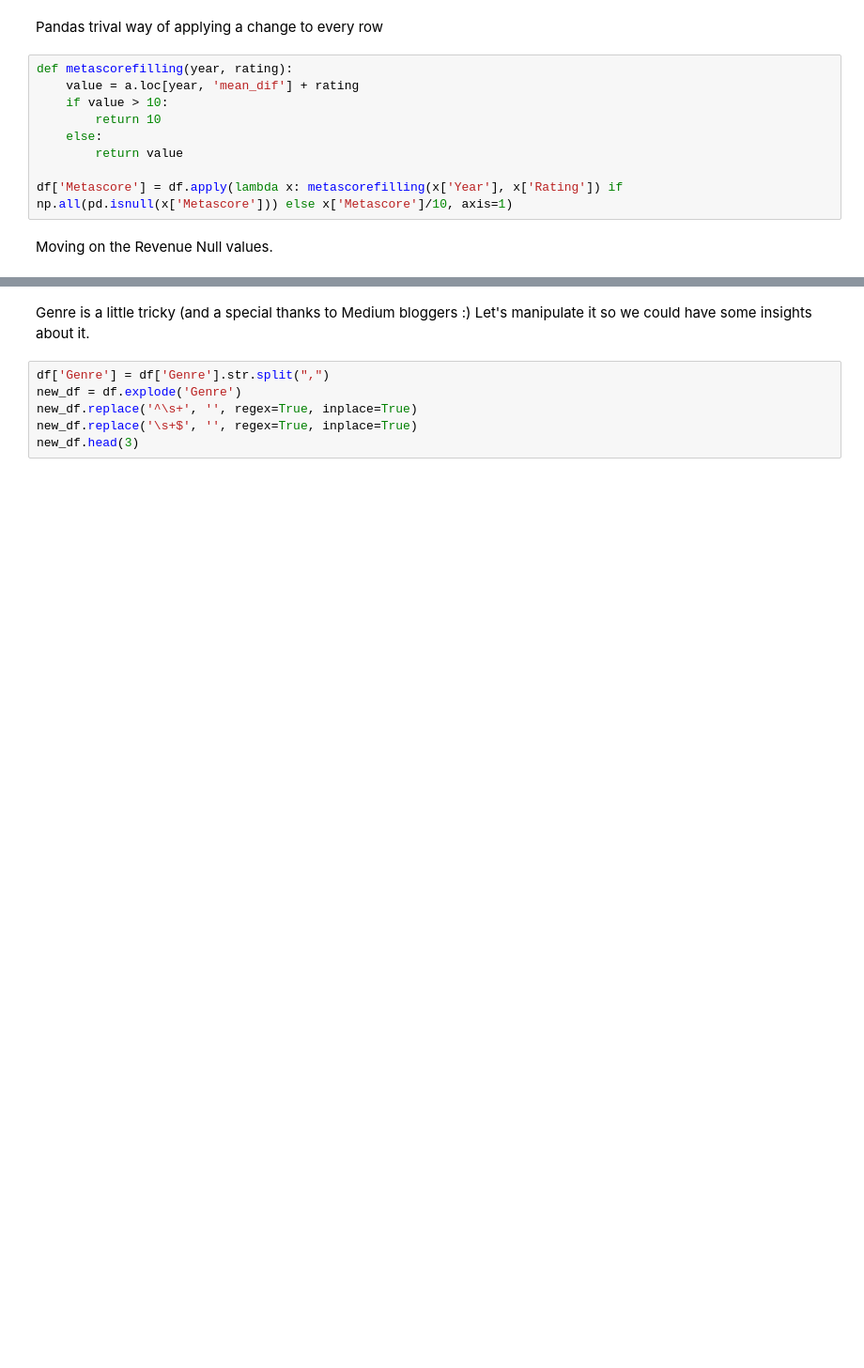
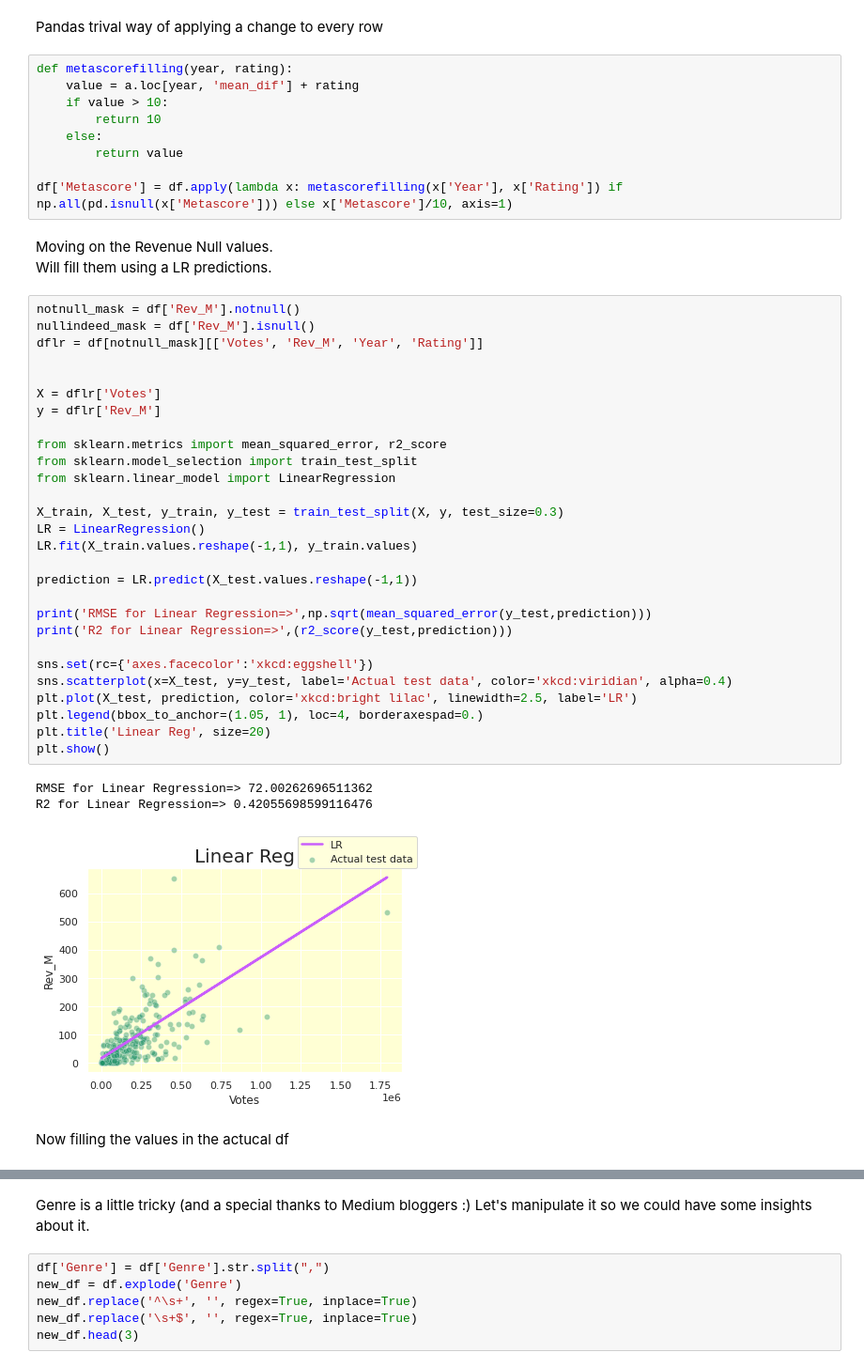
Before and after one commit to reifeitan/Hello_World, a Jupyter notebook: IMDB/IMDB.ipynb, the cells around one changed output, grey strips where cells are left out. Shown: that part at 94% size. Cells and saved outputs as stored; diff of their text form; blank space fills up the shorter version.

```diff
--- a/IMDB/IMDB.ipynb
+++ b/IMDB/IMDB.ipynb
@@ -100,4 +103,39 @@ def metascorefilling(year, rating):
 
 df['Metascore'] = df.apply(lambda x: metascorefilling(x['Year'], x['Rating']) if np.all(pd.isnull(x['Metascore'])) else x['Metascore']/10, axis=1)
 # %% [markdown]
-Moving on the Revenue Null values.
+Moving on the Revenue Null values.<br>
+Will fill them using a LR predictions.
+# %%
+notnull_mask = df['Rev_M'].notnull()
+nullindeed_mask = df['Rev_M'].isnull()
+dflr = df[notnull_mask][['Votes', 'Rev_M', 'Year', 'Rating']]
+
+
+X = dflr['Votes']
+y = dflr['Rev_M']
+
+from sklearn.metrics import mean_squared_error, r2_score
+from sklearn.model_selection import train_test_split
+from sklearn.linear_model import LinearRegression
+
+X_train, X_test, y_train, y_test = train_test_split(X, y, test_size=0.3)
+LR = LinearRegression()
+LR.fit(X_train.values.reshape(-1,1), y_train.values)
+
+prediction = LR.predict(X_test.values.reshape(-1,1))
+
+print('RMSE for Linear Regression=>',np.sqrt(mean_squared_error(y_test,prediction)))
+print('R2 for Linear Regression=>',(r2_score(y_test,prediction)))
+
+sns.set(rc={'axes.facecolor':'xkcd:eggshell'})
+sns.scatterplot(x=X_test, y=y_test, label='Actual test data', color='xkcd:viridian', alpha=0.4)
+plt.plot(X_test, prediction, color='xkcd:bright lilac', linewidth=2.5, label='LR')
+plt.legend(bbox_to_anchor=(1.05, 1), loc=4, borderaxespad=0.)
+plt.title('Linear Reg', size=20)
+plt.show()
+# %% [output]
+RMSE for Linear Regression=> 72.00262696511362
+R2 for Linear Regression=> 0.42055698599116476
+[figure, added]
+# %% [markdown]
+Now filling the values in the actucal df
```
Also changed, not shown: parts of 3 cells of this notebook.
